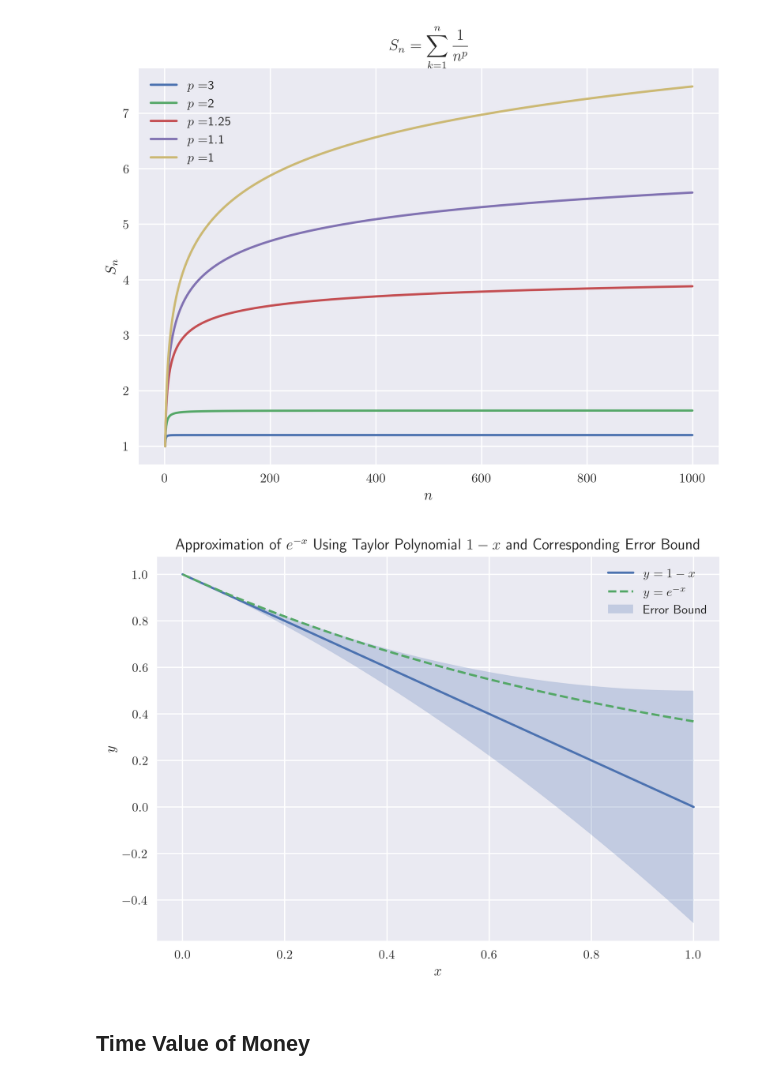
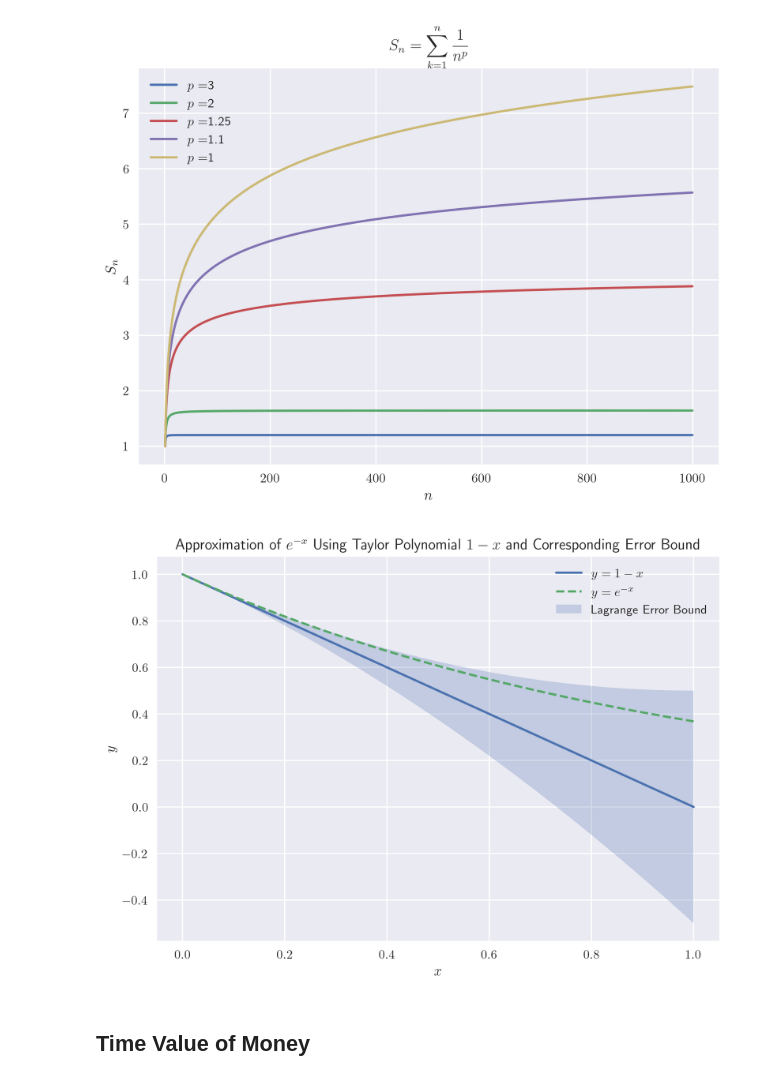
Before and after one commit to charlesrambo/math_bootcamp_25, a Jupyter notebook: Unit 1/unit_1_code_snippets.ipynb, the cells around one changed output. Saved outputs shown, nothing was run; the diff lists cells and outputs as text; code cells hidden in the pictures.

```diff
--- a/Unit 1/unit_1_code_snippets.ipynb
+++ b/Unit 1/unit_1_code_snippets.ipynb
@@ -537,36 +537,36 @@ x_vals = np.linspace(0, 1, 100)
 y_approx = P(x_vals)
 
 # Get true y-values; np.exp is vectorized
 y_true = np.exp(-1 * x_vals)
 
 # Get the error; error_fun is vectorized
 y_error = error_fun(x_vals)
 
 # Plot graph of approximation
 plt.plot(x_vals, y_approx, label = '$y = 1 - x$')
 
 # Plot graph of truth
 plt.plot(x_vals, y_true, linestyle = 'dashed', label = '$y = e^{-x}$')
 
-# Plot the error bound
-plt.fill_between(x_vals, y_approx - y_error, y_approx + y_error, label = 'Error Bound', alpha = 0.25)
+# Plot the Lagrange error bound
+plt.fill_between(x_vals, y_approx - y_error, y_approx + y_error, label = 'Lagrange Error Bound', alpha = 0.25)
 
 # Create x- and y-labels
 plt.xlabel('$x$')
 plt.ylabel('$y$')
 
 # Add legend
 plt.legend()
 
 # Add title
 plt.title('Approximation of $e^{-x}$ Using Taylor Polynomial $1- x$ and Corresponding Error Bound')
 
 # Save the figure
 plt.savefig(path + r'ex1-6.png')
 
 plt.show()
 # %% [output]
-[figure, old version]
+[figure, new version]
 # %% [markdown]
 ## Time Value of Money
 # %%
```
Also changed, not shown: parts of 1 cell of this notebook, 1 other file.
